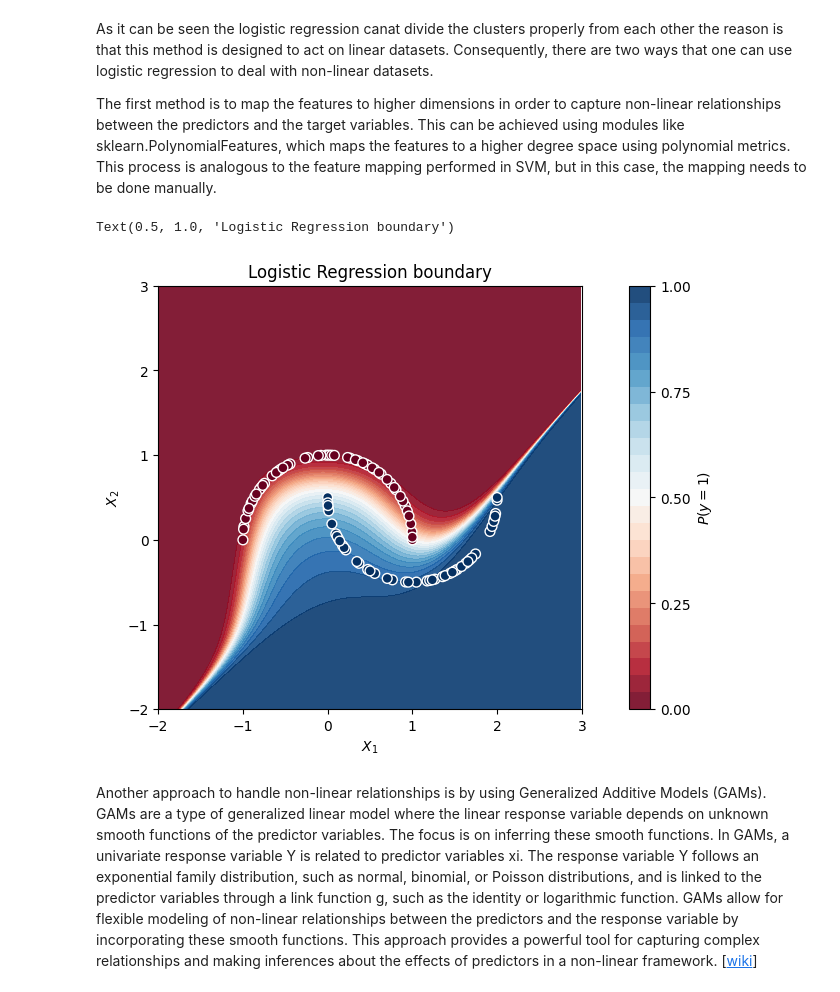
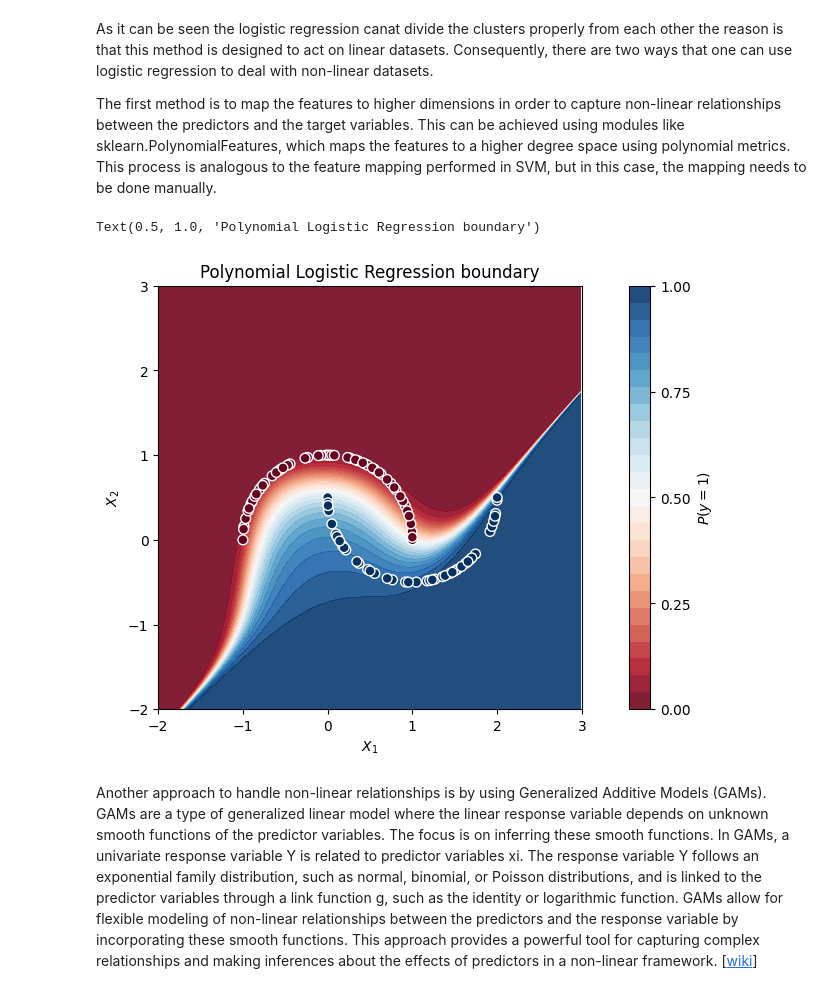
Before and after one commit to hooman-b/Machine_learning_assignments, a Jupyter notebook: Supervised_Learning/Fifth_Assignment/E_LR_SVM.ipynb, the cells around one changed output. Saved outputs shown, nothing was run; the diff lists cells and outputs as text; code cells hidden in the pictures.

```diff
--- a/Supervised_Learning/Fifth_Assignment/E_LR_SVM.ipynb
+++ b/Supervised_Learning/Fifth_Assignment/E_LR_SVM.ipynb
@@ -427,6 +427,6 @@ plt.show()
 # %%
 non_linear_svc = SVC(kernel='poly', degree=3)
-non_linear_svc.fit(X_train, y_train)
+non_linear_svc.fit(X_train_curve, y_train_curve)
 svm_pred = non_linear_svc.predict(grid).reshape(xx.shape)
 
 # find the values of the testing data point within the margin area
@@ -453,7 +453,7 @@ In cases where the data is completely separated nonlinearly, the 'rbf' kernel is
 To continue this notebook, one can study about non-linear form of logistic regression.
 # %%
 lr = LogisticRegression(solver='newton-cholesky')
-lr.fit(X_train, y_train)
+lr.fit(X_train_curve, y_train_curve)
 lr_prob = lr.predict_proba(grid)[:, 1].reshape(xx.shape)
 # %%
 fig, axes = plt.subplots(nrows=1, ncols=1, figsize=(10, 5), layout="constrained")
@@ -488,10 +488,10 @@ from sklearn.preprocessing import PolynomialFeatures
 poly_transformer = PolynomialFeatures(degree=5)
 
 # Fit and transform the training features
-X_train_poly = poly_transformer.fit_transform(X_train)
+X_train_poly = poly_transformer.fit_transform(X_train_curve)
 
 # Transform the testing features
-X_test_poly = poly_transformer.transform(X_test)
+X_test_poly = poly_transformer.transform(X_test_curve)
 
 X_mesh_poly = poly_transformer.transform(grid)
 # %%
@@ -499,30 +499,30 @@ X_mesh_poly = poly_transformer.transform(grid)
 lr = LogisticRegression()
 
 # Fit the model to the polynomial features
-lr.fit(X_train_poly, y_train)
+lr.fit(X_train_poly, y_train_curve)
 lr_pred = lr.predict(X_test_poly)
 lr_prob = lr.predict_proba(X_mesh_poly)[:, 1].reshape(xx.shape)
 # %%
 fig, axes = plt.subplots(nrows=1, ncols=1, figsize=(10, 5), layout="constrained")
 
 # flatten for easier manipulation
 #axes.ravel()
 
 # logistic regression
 contour = axes.contourf(xx, yy, lr_prob, 25, cmap=plt.cm.RdBu, alpha=0.9)
 ax_c = fig.colorbar(contour)
 ax_c.set_label('$P(y = 1)$')
 ax_c.set_ticks([0, .25, .5, .75, 1])
-axes.scatter(X_test[:, 0], X_test[:, 1], c=y_test, edgecolor='white', linewidth=1, s=50, cmap=plt.cm.RdBu)
+axes.scatter(X_test_curve[:, 0], X_test_curve[:, 1], c=y_test_curve, edgecolor='white', linewidth=1, s=50, cmap=plt.cm.RdBu)
 axes.set(aspect='equal',
-           xlim=(X.min() - 1, X.max() + 1),
-           ylim=(X.min() - 1, X.max() + 1),
+           xlim=(X_curve.min() - 1, X_curve.max() + 1),
+           ylim=(X_curve.min() - 1, X_curve.max() + 1),
            xlabel='$X_1$',
            ylabel='$X_2$')
 axes.set_title('Polynomial Logistic Regression boundary')
 # %% [output]
-Text(0.5, 1.0, 'Logistic Regression boundary')
+Text(0.5, 1.0, 'Polynomial Logistic Regression boundary')
-[figure, old version]
+[figure, new version]
 # %% [markdown]
 Another approach to handle non-linear relationships is by using Generalized Additive Models (GAMs). GAMs are a type of generalized linear model where the linear response variable depends on unknown smooth functions of the predictor variables. The focus is on inferring these smooth functions. In GAMs, a univariate response variable Y is related to predictor variables xi. The response variable Y follows an exponential family distribution, such as normal, binomial, or Poisson distributions, and is linked to the predictor variables through a link function g, such as the identity or logarithmic function. GAMs allow for flexible modeling of non-linear relationships between the predictors and the response variable by incorporating these smooth functions. This approach provides a powerful tool for capturing complex relationships and making inferences about the effects of predictors in a non-linear framework. [<a href="https://en.wikipedia.org/wiki/Generalized_additive_model" target="_blank">wiki</a>]
 
```
Also changed, not shown: parts of 36 cells of this notebook.
